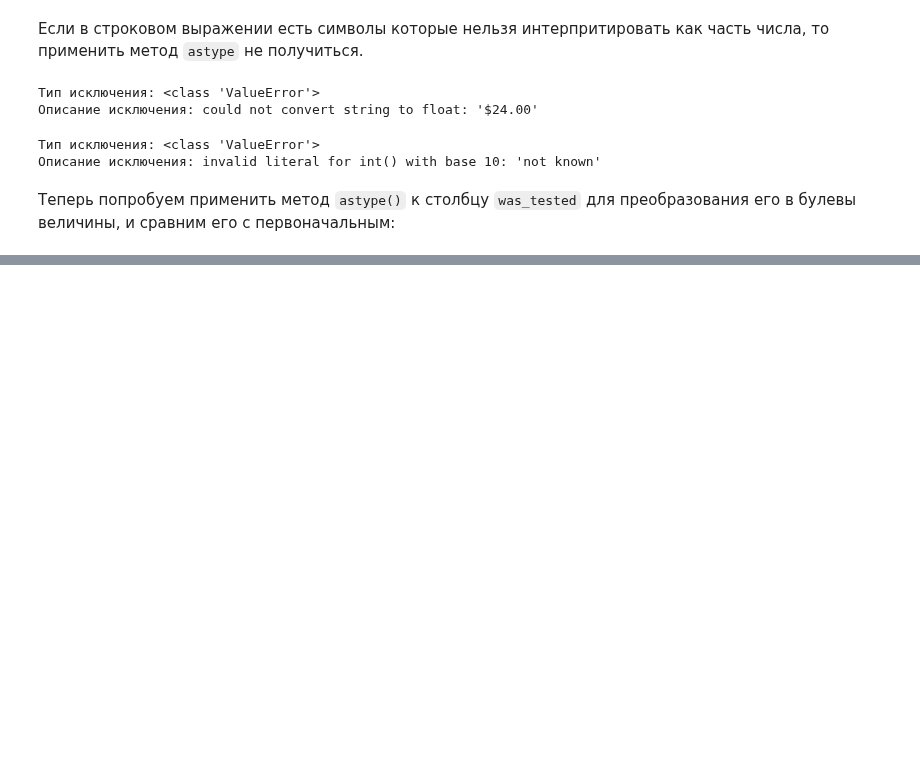
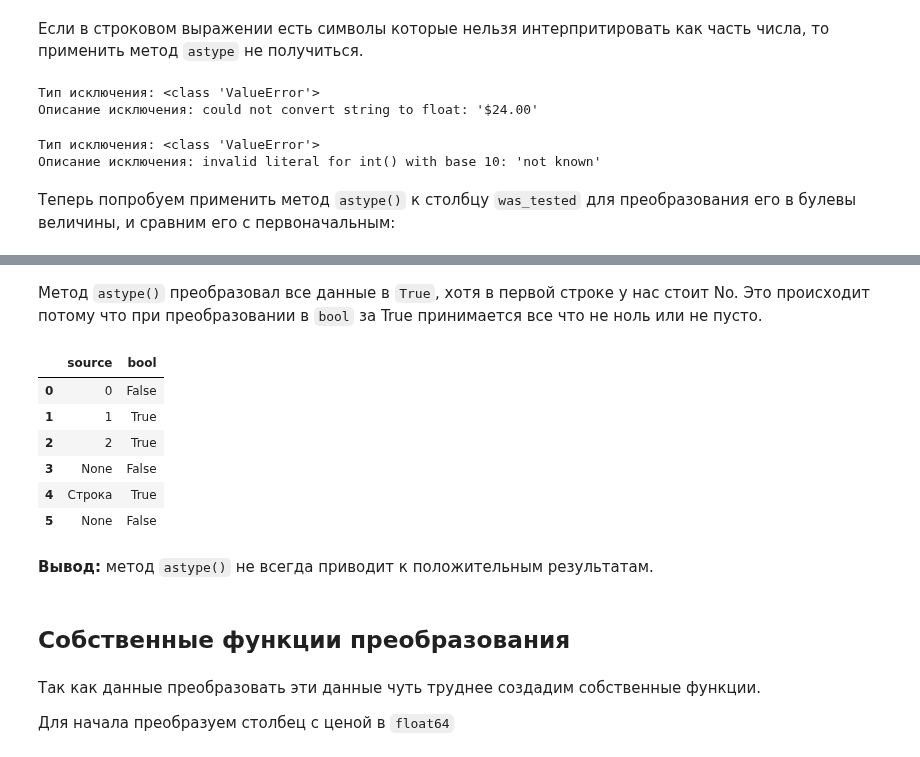
Before and after one commit to sergeymasl/pandas_cource, a Jupyter notebook: Data_Types_and_Missing_Values.ipynb, the cells around one changed output, grey strips where cells are left out. Cells and saved outputs as stored; diff of their text form; code cells hidden in the pictures; blank space fills up the shorter version.

```diff
--- a/Data_Types_and_Missing_Values.ipynb
+++ b/Data_Types_and_Missing_Values.ipynb
@@ -168,0 +176,20 @@ pd.concat([dirty_data['was_tested'], dirty_data['was_tested'].astype('bool')], a
+# %% [markdown]
+Метод `astype()` преобразовал все данные в `True`, хотя в первой строке у нас стоит No. Это происходит потому что при преобразовании в `bool` за True принимается все что не ноль или не пусто.
+# %%
+pd.concat([pd.Series(name = 'source', data = [0, 1, 2, None, 'Строка', None]), pd.Series(name = 'bool', data = [0, 1, 2, None, 'Строка', None]).astype('bool')], axis = 1)
+# %% [output]
+|  | source | bool |
+| 0 | 0 | False |
+| 1 | 1 | True |
+| 2 | 2 | True |
+| 3 | None | False |
+| 4 | Строка | True |
+| 5 | None | False |
+# %% [markdown]
+**Вывод:** метод `astype()` не всегда приводит к положительным результатам.
+# %% [markdown]
+## **Собственные функции преобразования**
+# %% [markdown]
+Так как данные преобразовать эти данные чуть труднее создадим собственные функции.
+
+Для начала преобразуем столбец с ценой в `float64`
```
Also changed, not shown: parts of 19 cells of this notebook.
